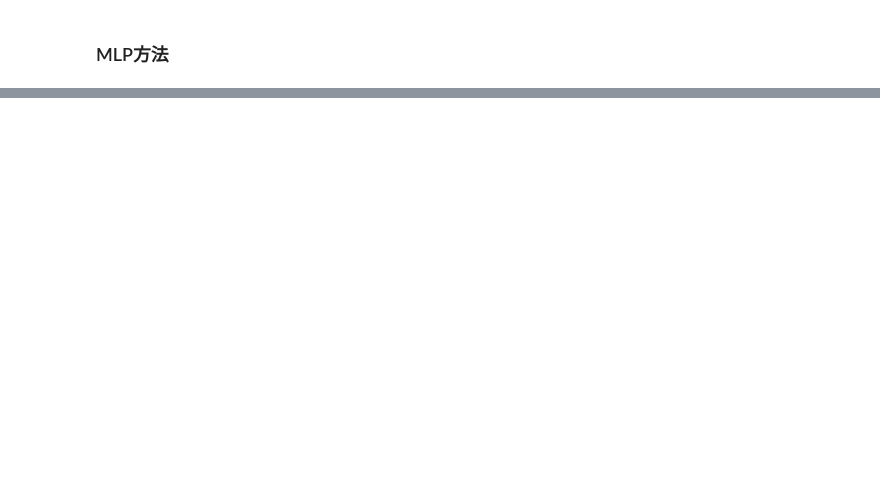
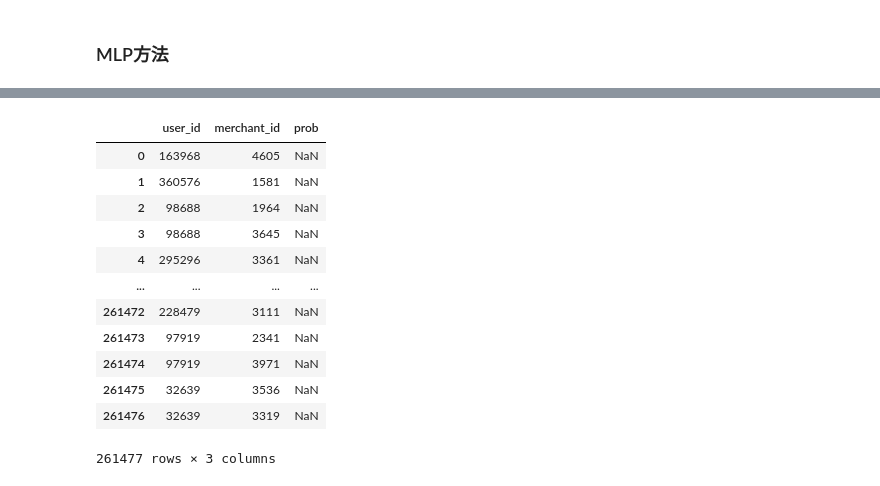
Before and after one commit to AyanMeow/TIANCHIchampion, a Jupyter notebook: 天猫复购预测/model.ipynb, the cells around one changed output, grey strips where cells are left out. Saved outputs shown, nothing was run; the diff lists cells and outputs as text; code cells hidden in the pictures; blank space fills up the shorter version.

```diff
--- a/天猫复购预测/model.ipynb
+++ b/天猫复购预测/model.ipynb
@@ -166,0 +190,18 @@ plot_roc(test_y,predlist)
+# %%
+pred_data=pd.read_csv('./datasets/test_set.csv')
+pred_raw=pd.read_csv('../../tianmao/data_format1/test_format1.csv')
+pred_raw
+# %% [output]
+|  | user_id | merchant_id | prob |
+| 0 | 163968 | 4605 | NaN |
+| 1 | 360576 | 1581 | NaN |
+| 2 | 98688 | 1964 | NaN |
+| 3 | 98688 | 3645 | NaN |
+| 4 | 295296 | 3361 | NaN |
+| ... | ... | ... | ... |
+| 261472 | 228479 | 3111 | NaN |
+| 261473 | 97919 | 2341 | NaN |
+| 261474 | 97919 | 3971 | NaN |
+| 261475 | 32639 | 3536 | NaN |
+| 261476 | 32639 | 3319 | NaN |
+261477 rows × 3 columns
```
Also changed, not shown: parts of 10 cells of this notebook, 3 other files.
